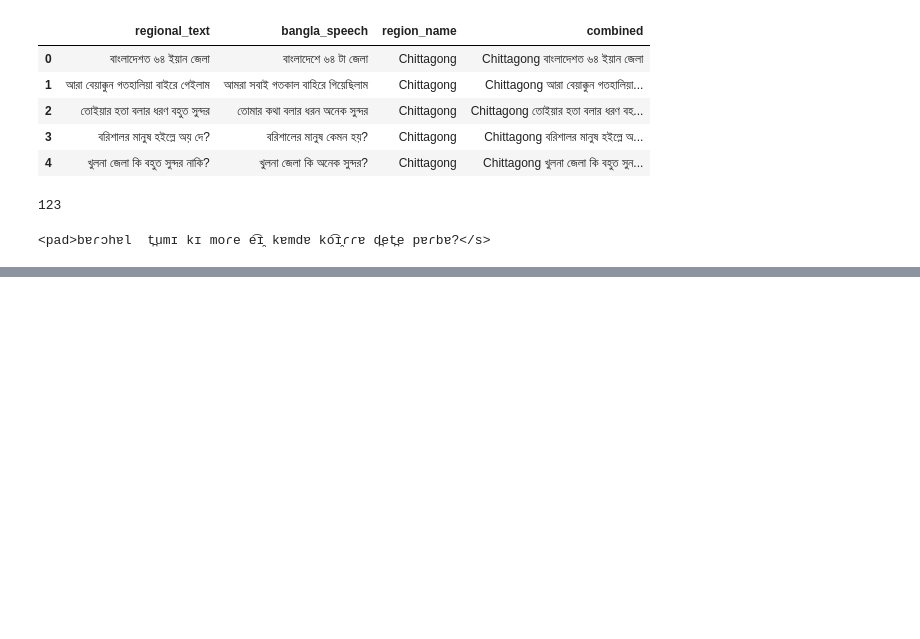
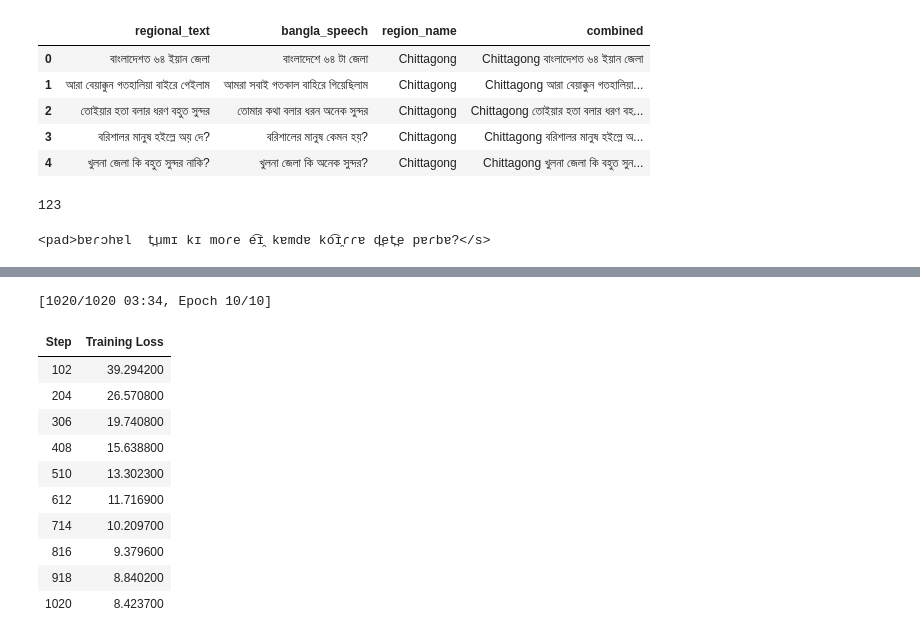
Before and after one commit to farhanarrafi/proto-language-reconstruction-using-bengali-dialects, a Jupyter notebook: colab/Proto_language_reconstruction.ipynb, the cells around one changed output, grey strips where cells are left out. Drawn from its saved outputs; the diff is of its cells as text; code cells hidden in the pictures; blank space fills up the shorter version.

```diff
--- a/colab/Proto_language_reconstruction.ipynb
+++ b/colab/Proto_language_reconstruction.ipynb
@@ -208,0 +270,9 @@ vashantor_sylhet = pd.read_csv('vashantor_noakhali_ipa_with_bangla_ipa.csv')
+# %%
+# Tokenization functions
+def tokenize(batch):
+    inputs = tokenizer(batch["input_text"], padding="max_length", truncation=True, max_length=128)
+    targets = tokenizer(batch["target_text"], padding="max_length", truncation=True, max_length=32)
+    inputs["labels"] = targets["input_ids"]
+    return inputs
+
+dataset = dataset.map(tokenize, batched=True)
@@ -208,0 +305,15 @@ vashantor_sylhet = pd.read_csv('vashantor_noakhali_ipa_with_bangla_ipa.csv')
+# %%
+train_result = trainer.train()
+# %% [output]
+[1020/1020 03:34, Epoch 10/10]
+| Step | Training Loss |
+| 102 | 39.294200 |
+| 204 | 26.570800 |
+| 306 | 19.740800 |
+| 408 | 15.638800 |
+| 510 | 13.302300 |
+| 612 | 11.716900 |
+| 714 | 10.209700 |
+| 816 | 9.379600 |
+| 918 | 8.840200 |
+| 1020 | 8.423700 |
```
Also changed, not shown: parts of 17 cells of this notebook.
